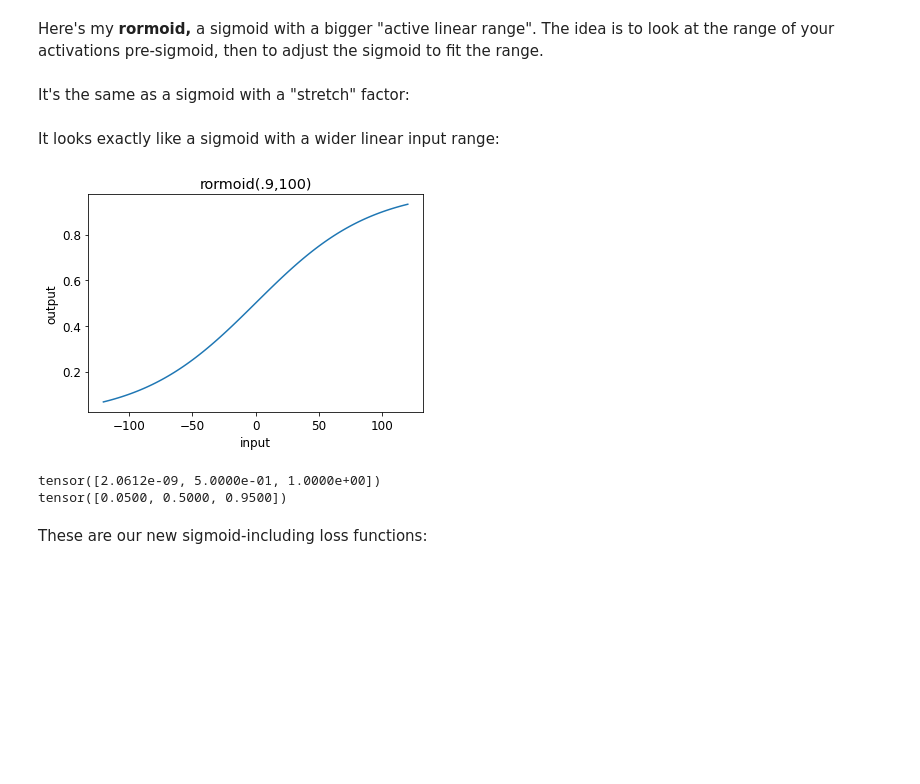
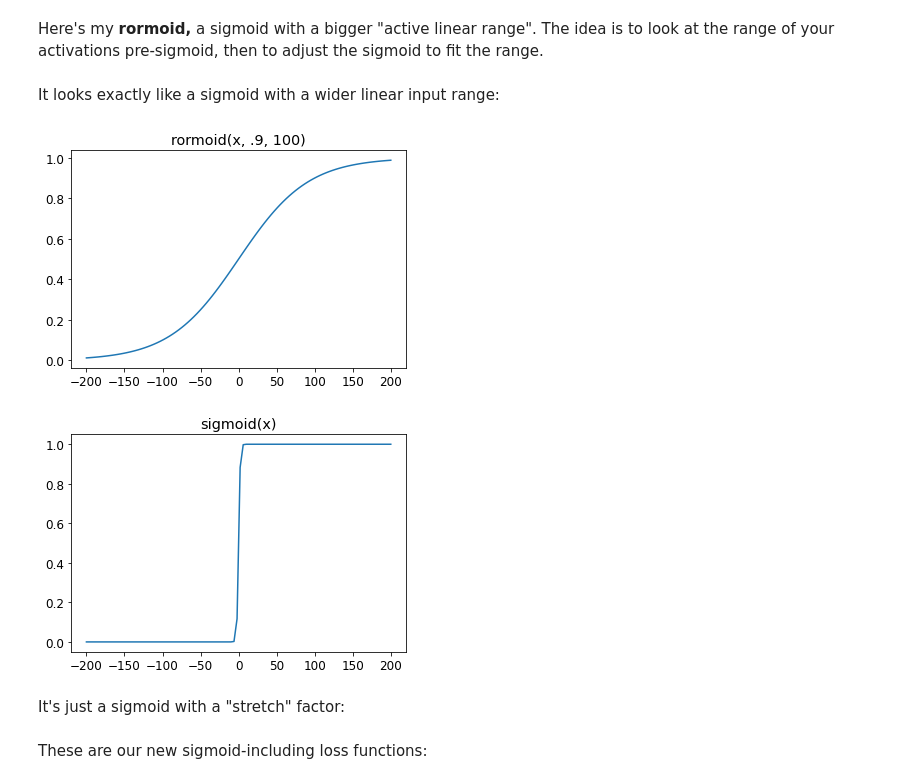
Before and after one commit to mccallion/rory, a Jupyter notebook: _20200901_mnist_basics.ipynb, the cells around one changed output. Saved outputs shown, nothing was run; the diff lists cells and outputs as text; code cells hidden in the pictures; blank space fills up the shorter version.

```diff
--- a/_20200901_mnist_basics.ipynb
+++ b/_20200901_mnist_basics.ipynb
@@ -628,7 +625,4 @@ tensor([0.0067, 0.2689, 0.5000, 0.8808, 0.9526])
 # %% [markdown]
 Here's my **rormoid,** a sigmoid with a bigger "active linear range". The idea is to look at the range of your activations pre-sigmoid, then to adjust the sigmoid to fit the range.
 # %%
-def rormoid(x,pctile=.95,top_activ=20):
-    return 1/(1+torch.exp(-(-torch.log(tensor(1./pctile-1))/tensor(top_activ))*x))
+def rormoid(t,pct,inpt): return 1/(1+torch.exp(t*torch.log(tensor(1./pct-1))/tensor(inpt)))
-# %% [markdown]
-It's the same as a sigmoid with a "stretch" factor:
@@ -644,14 +629,12 @@ def rormoid_refactored(x): return 1/(1+torch.exp(-x*stretch))
 # %% [markdown]
 It looks exactly like a sigmoid with a wider linear input range:
-# %%
-def rormoid_95_20(x): return rormoid(x,thsh,top)
-plot_function(rormoid20, 'input', 'output',title='rormoid(.9,100)',
-              min=-top*1.2, max=top*1.2)
-# %% [output]
-[figure, removed]
-# %%
-print(sigmoid(tensor(-20.,0,20)))
-print(rormoid(tensor(-20.,0,20))) # notice the nice round values
-# %% [output]
-tensor([2.0612e-09, 5.0000e-01, 1.0000e+00])
-tensor([0.0500, 0.5000, 0.9500])
+# %%
+test_pct, test_inpt = .9, 100
+def rormoid_graph(x): return rormoid(x,test_pct,test_inpt)
+plot_function(rormoid_graph, title='rormoid(x, .9, 100)', min=-test_inpt*2, max=test_inpt*2)
+plot_function(torch.sigmoid, title='sigmoid(x)',          min=-test_inpt*2, max=test_inpt*2)
+# %% [output]
+[figure, added]
+[figure, added]
+# %% [markdown]
+It's just a sigmoid with a "stretch" factor:
```
Also changed, not shown: parts of 70 cells of this notebook, 1 other file.
